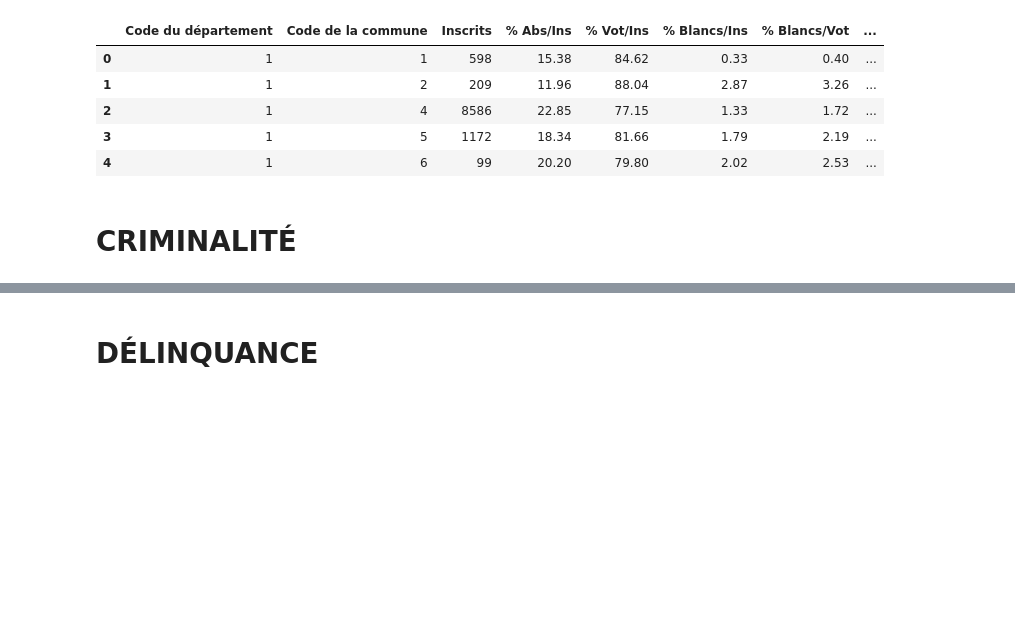
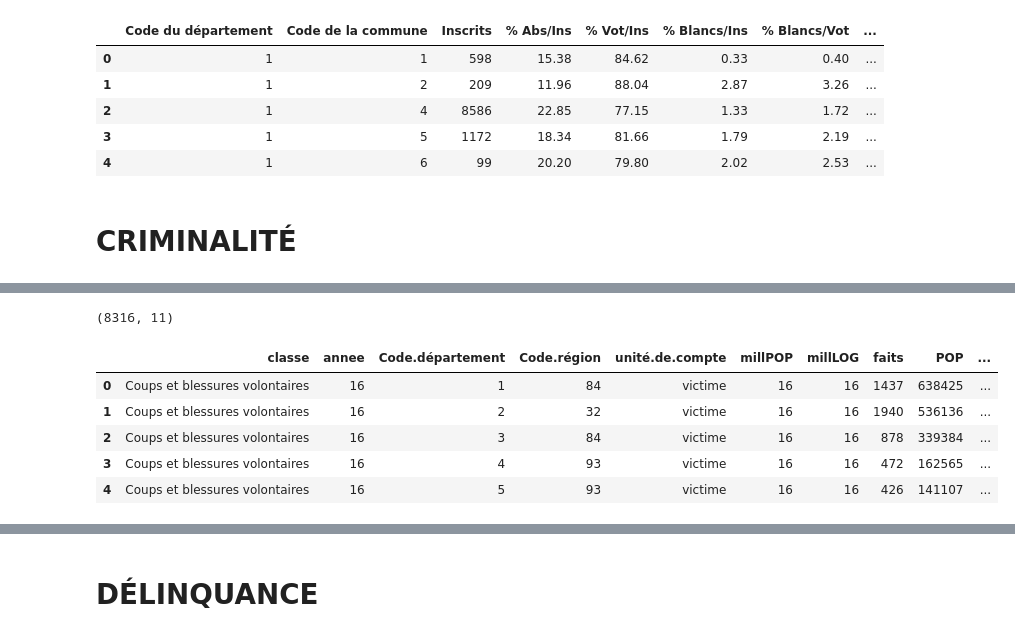
Before and after one commit to 3shadesblacker/MSPR02-Big-Data, a Jupyter notebook: traitement elections.ipynb, the cells around one changed output, grey strips where cells are left out. Cells and saved outputs as stored; diff of their text form; code cells hidden in the pictures; blank space fills up the shorter version.

```diff
--- a/traitement elections.ipynb
+++ b/traitement elections.ipynb
@@ -247,0 +263,14 @@ criminalite.head()
+# %%
+criminalite = criminalite.drop(criminalite[criminalite['Code.département'] == '2A'].index)
+criminalite = criminalite.drop(criminalite[criminalite['Code.département'] == '2B'].index)
+criminalite['Code.département'] = criminalite['Code.département'].astype(int)
+print(criminalite.shape)
+criminalite.head()
+# %% [output]
+(8316, 11)
+|  | classe | annee | Code.département | Code.région | unité.de.compte | millPOP | millLOG | faits | POP | ... |
+| 0 | Coups et blessures volontaires | 16 | 1 | 84 | victime | 16 | 16 | 1437 | 638425 | ... |
+| 1 | Coups et blessures volontaires | 16 | 2 | 32 | victime | 16 | 16 | 1940 | 536136 | ... |
+| 2 | Coups et blessures volontaires | 16 | 3 | 84 | victime | 16 | 16 | 878 | 339384 | ... |
+| 3 | Coups et blessures volontaires | 16 | 4 | 93 | victime | 16 | 16 | 472 | 162565 | ... |
+| 4 | Coups et blessures volontaires | 16 | 5 | 93 | victime | 16 | 16 | 426 | 141107 | ... |
```
Also changed, not shown: parts of 4 cells of this notebook, 3 other files.
